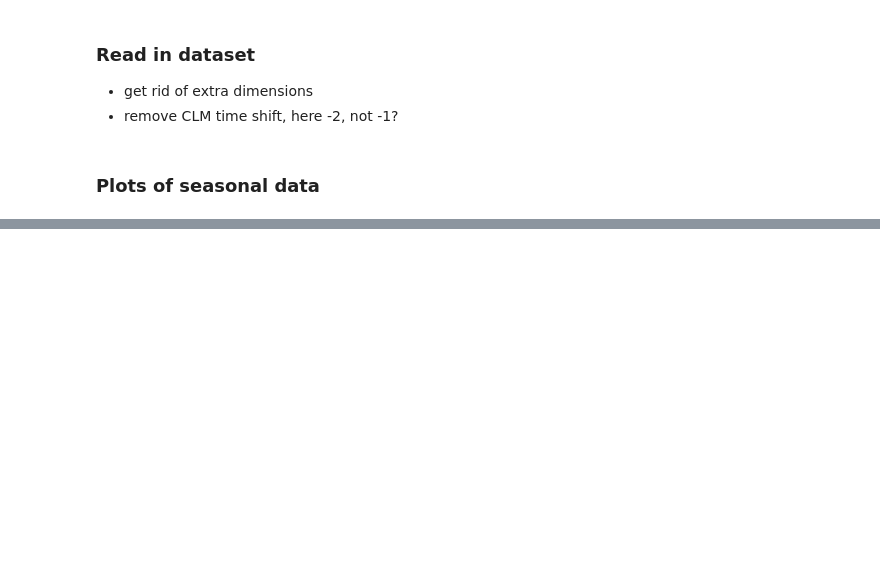
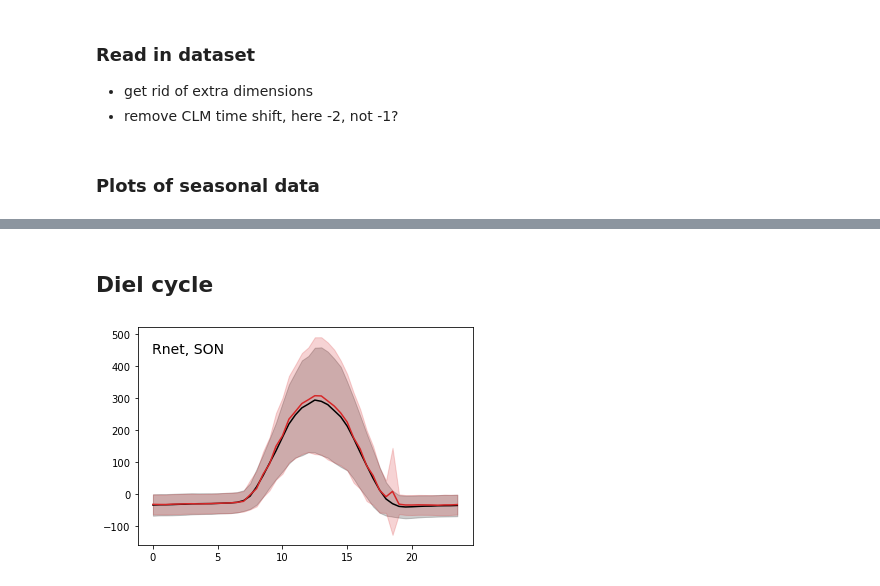
Before and after one commit to wwieder/ctsm_py, a Jupyter notebook: notebooks/ptCLM_NEON.ipynb, the cells around one changed output, grey strips where cells are left out. Saved outputs shown, nothing was run; the diff lists cells and outputs as text; code cells hidden in the pictures; blank space fills up the shorter version.

```diff
--- a/notebooks/ptCLM_NEON.ipynb
+++ b/notebooks/ptCLM_NEON.ipynb
@@ -138,0 +150,19 @@ for v in range(len(Var)):
+# %% [markdown]
+## Diel cycle
+# %%
+# quick look at one season, variable
+v = 0
+obsX = dsOBS[Var[v]].where(dsOBS.season==Season[i]).groupby(dsOBS['HourMin']).mean().roll(HourMin=rollHour, roll_coords=False)
+clmX = dsCLM[Var[v]].where(dsCLM.season==Season[i]).groupby(dsOBS['HourMin']).mean().roll(HourMin=rollHour, roll_coords=False)
+obsSD = dsOBS[Var[v]].where(dsOBS.season==Season[i]).groupby(dsOBS['HourMin']).std().roll(HourMin=rollHour, roll_coords=False)
+clmSD = dsCLM[Var[v]].where(dsCLM.season==Season[i]).groupby(dsOBS['HourMin']).std().roll(HourMin=rollHour, roll_coords=False)
+
+fig, ax = plt.subplots()
+ax.plot(obsX.HourMin, obsX, '-', color='k')
+ax.fill_between(obsX.HourMin, obsX - obsSD, obsX + obsSD, alpha=0.2,color='k')
+ax.plot(clmX.HourMin, clmX, '-',color='tab:red')
+ax.fill_between(clmX.HourMin, clmX - clmSD, clmX + clmSD, alpha=0.2,color='tab:red')
+ax.text(0.15, 0.90,(Var[v]+', '+Season[i]), fontsize=14,
+        ha='center', va='center', transform=plt.gca().transAxes);
+# %% [output]
+[figure, added]
```
Also changed, not shown: parts of 16 cells of this notebook.
